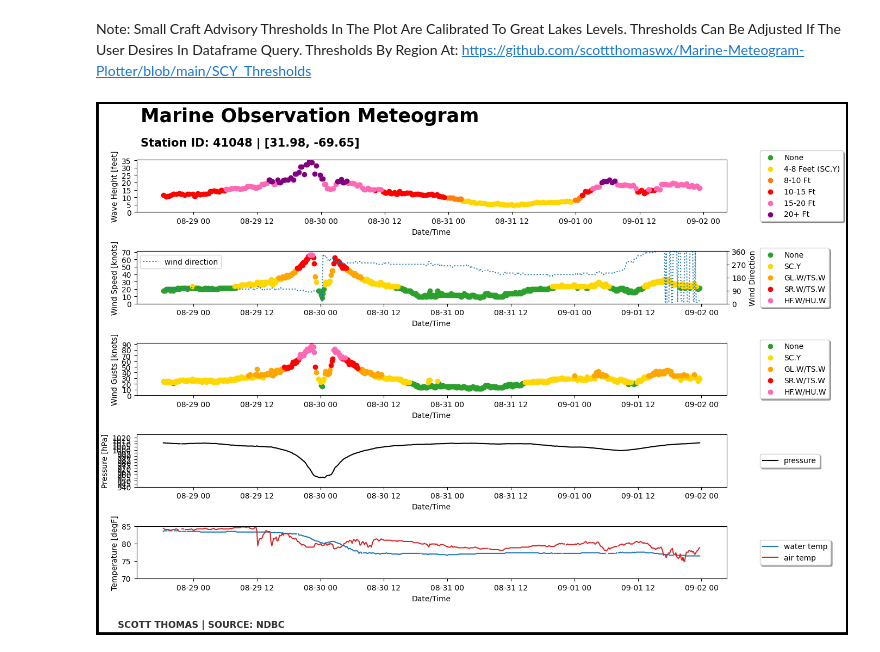
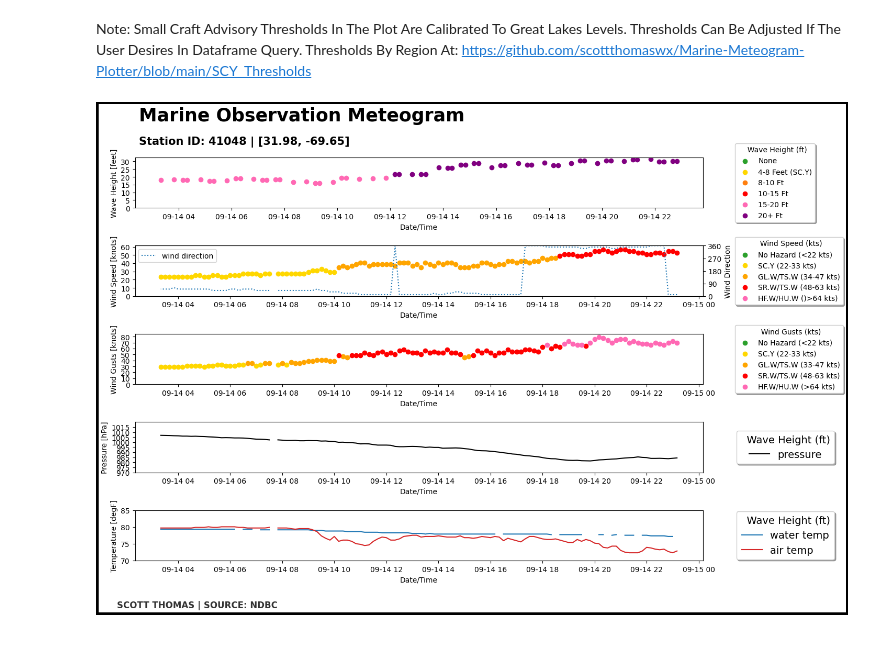
Before and after one commit to scottthomaswx/Marine-Meteogram-Plotter, a Jupyter notebook: MarineObs.ipynb, the cells around one changed output. Drawn from its saved outputs; the diff is of its cells as text; code cells hidden in the pictures.

Commit message:
Add headline thresholds to legends and legend titles

```diff
--- a/MarineObs.ipynb
+++ b/MarineObs.ipynb
@@ -27,7 +27,7 @@ station = '41048' #@param {type:"string"}
 station= station.upper()
 # @markdown ## How Many Data Points From Present Do You Want?
 
-Number_Of_Data_Points = '600' #@param {type:"string"}
+Number_Of_Data_Points = '120' #@param {type:"string"}
 
 
 # @markdown ## Check what parameters you wish to plot
@@ -219,7 +219,8 @@ if Wave_Heigt == True:
   box1 = ax1.get_position()
   ax1.set_position([box1.x0, box1.y0, box1.width * 0.8, box1 .height])
   ax1.legend(loc='center left', bbox_to_anchor=(1.05, 0.5),
-      ncol=1, fancybox=True, shadow=True)
+      ncol=1, fancybox=True, shadow=True,
+      title='  Wave Height (ft)')
 
 # Wind & Direction
 if Wind_Speed == True:
@@ -233,11 +234,11 @@ if Wind_Speed == True:
     ax2.set_yticks(np.arange(0, (df['wind_speed_kts'].max()+5),10))
   ax2b.set_ylim(0, 360)
   ax2b.set_yticks(np.arange(0, 361,90))
-  ax2.scatter(NoneSus_Time, NoneSus_Spd, color = 'tab:green', label = 'None')
-  ax2.scatter(SCYSus_Time, SCYSus_Spd, color = 'gold', label = 'SC.Y')
-  ax2.scatter(GLWSus_Time, GLWSus_Spd, color = 'orange', label = 'GL.W/TS.W')
-  ax2.scatter(SRWSus_Time, SRWSus_Spd, color = 'red', label = 'SR.W/TS.W')
-  ax2.scatter(HRWSus_Time, HRWSus_Spd, color = 'hotpink', label = 'HF.W/HU.W')
+  ax2.scatter(NoneSus_Time, NoneSus_Spd, color = 'tab:green', label = 'No Hazard (<22 kts)')
+  ax2.scatter(SCYSus_Time, SCYSus_Spd, color = 'gold', label = 'SC.Y (22-33 kts)')
+  ax2.scatter(GLWSus_Time, GLWSus_Spd, color = 'orange', label = 'GL.W/TS.W (34-47 kts)')
+  ax2.scatter(SRWSus_Time, SRWSus_Spd, color = 'red', label = 'SR.W/TS.W (48-63 kts)')
+  ax2.scatter(HRWSus_Time, HRWSus_Spd, color = 'hotpink', label = 'HF.W/HU.W ()>64 kts)')
   ax2b.plot(df['time'], df['wind_direction'], color='tab:blue', linestyle=':', label = 'wind direction')
   ax2.set_ylabel('Wind Speed [knots]')
   ax2b.set_ylabel('Wind Direction')
@@ -245,7 +246,8 @@ if Wind_Speed == True:
   box2 = ax2.get_position()
   ax2.set_position([box2.x0, box2.y0, box2.width * 0.8, box2 .height])
   ax2.legend(loc='center left', bbox_to_anchor=(1.05, 0.5),
-        ncol=1, fancybox=True, shadow=True)
+        ncol=1, fancybox=True, shadow=True,
+        title='  Wind Speed (kts)')
   ax2b.legend(loc = 'best')
 
 #Wind Gusts
@@ -257,17 +259,18 @@ if Wind_Gusts == True:
   else:
     ax3.set_ylim(0, (df['wind_gust_kts'].max()+5))
     ax3.set_yticks(np.arange(0, (df['wind_gust_kts'].max()+5),10))
-  ax3.scatter(NoneGus_Time, NoneGus_Spd, color = 'tab:green', label = 'None')
-  ax3.scatter(SCYGus_Time, SCYGus_Spd, color = 'gold', label = 'SC.Y')
-  ax3.scatter(GLWGus_Time, GLWGus_Spd, color = 'orange', label = 'GL.W/TS.W')
-  ax3.scatter(SRWGus_Time, SRWGus_Spd, color = 'red', label = 'SR.W/TS.W')
-  ax3.scatter(HRWGus_Time, HRWGus_Spd, color = 'hotpink', label = 'HF.W/HU.W')
+  ax3.scatter(NoneGus_Time, NoneGus_Spd, color = 'tab:green', label = 'No Hazard (<22 kts)')
+  ax3.scatter(SCYGus_Time, SCYGus_Spd, color = 'gold', label = 'SC.Y (22-33 kts)')
+  ax3.scatter(GLWGus_Time, GLWGus_Spd, color = 'orange', label = 'GL.W/TS.W (33-47 kts)')
+  ax3.scatter(SRWGus_Time, SRWGus_Spd, color = 'red', label = 'SR.W/TS.W (48-63 kts)')
+  ax3.scatter(HRWGus_Time, HRWGus_Spd, color = 'hotpink', label = 'HF.W/HU.W (>64 kts)')
   ax3.set_ylabel('Wind Gusts [knots]')
   ax3.set_xlabel('Date/Time')
   box3 = ax3.get_position()
   ax3.set_position([box3.x0, box3.y0, box3.width * 0.8, box3 .height])
   ax3.legend(loc='center left', bbox_to_anchor=(1.05, 0.5),
-        ncol=1, fancybox=True, shadow=True)
+        ncol=1, fancybox=True, shadow=True,
+        title='  Wind Gusts (kts)')
 
 #Pressure
 if Pressure_Trace == True:
@@ -280,7 +283,8 @@ if Pressure_Trace == True:
   box4 = ax4.get_position()
   ax4.set_position([box4.x0, box4.y0, box4.width * 0.8, box4.height])
   ax4.legend(loc='center left', bbox_to_anchor=(1.05, 0.5),
-      ncol=1, fancybox=True, shadow=True)
+      ncol=1, fancybox=True, shadow=True,
+      title_fontsize = 14, fontsize = 14, title='  Wave Height (ft)')
 
 # Water/Air temperature
 if Air_Water_Temp == True:
@@ -298,33 +302,35 @@ if Air_Water_Temp == True:
     ax5.set_yticks(np.arange(round_down_nearest(mintemp),round_up_nearest(maxtemp)+1,5))
     ax5.plot(df['time'], df['water_temp_degf'], color='tab:blue', label = 'water temp')
     ax5.plot(df['time'], df['air_temp_degf'], color='tab:red', label = 'air temp')
     ax5.set_ylabel('Temperature [degF]')
     ax5.set_xlabel('Date/Time')
     ax5.legend(loc = 'upper left')
     box5 = ax5.get_position()
     ax5.set_position([box5.x0, box5.y0, box5.width * 0.8, box5.height])
     ax5.legend(loc='center left', bbox_to_anchor=(1.05, 0.5),
-          ncol=1, fancybox=True, shadow=True)
+          ncol=1, fancybox=True, shadow=True, title_fontsize = 14,
+          fontsize = 14, title='  Wave Height (ft)')
   else:
     ax5 = plt.subplot(len(plots_to_plot), 1, (plots_to_plot.index('temp')+1))
     maxtemp = df['air_temp_degf'].max()
     mintemp = df['air_temp_degf'].min()
     ax5.set_ylim(round_down_nearest(mintemp), round_up_nearest(maxtemp))
     ax5.set_yticks(np.arange(round_down_nearest(mintemp),round_up_nearest(maxtemp)+1,5))
     ax5.plot(df['time'], df['air_temp_degf'], color='tab:red', label = 'air temp')
     ax5.set_ylabel('Temperature [degF]')
     ax5.set_xlabel('Date/Time')
     ax5.legend(loc = 'upper left')
     box5 = ax5.get_position()
     ax5.set_position([box5.x0, box5.y0, box5.width * 0.8, box5.height])
     ax5.legend(loc='center left', bbox_to_anchor=(1.05, 0.5),
-          ncol=1, fancybox=True, shadow=True)
+          ncol=1, fancybox=True, shadow=True, title_fontsize = 14,
+          fontsize = 14, title='  Wave Height (ft)')
 
 #Plot Settings
 plt.subplots_adjust(hspace=0.75)
 plt.subplots_adjust(wspace=0.25)
 plt.figtext(0.1, 0.02, f'SCOTT THOMAS | SOURCE: NDBC', weight='bold', color='black', fontsize=12, ha='left', alpha=0.8)
 plt.savefig(str(station)+'_full_marineobs.png')
 plt.show()
 # %% [output]
-[figure, old version]
+[figure, new version]
```
